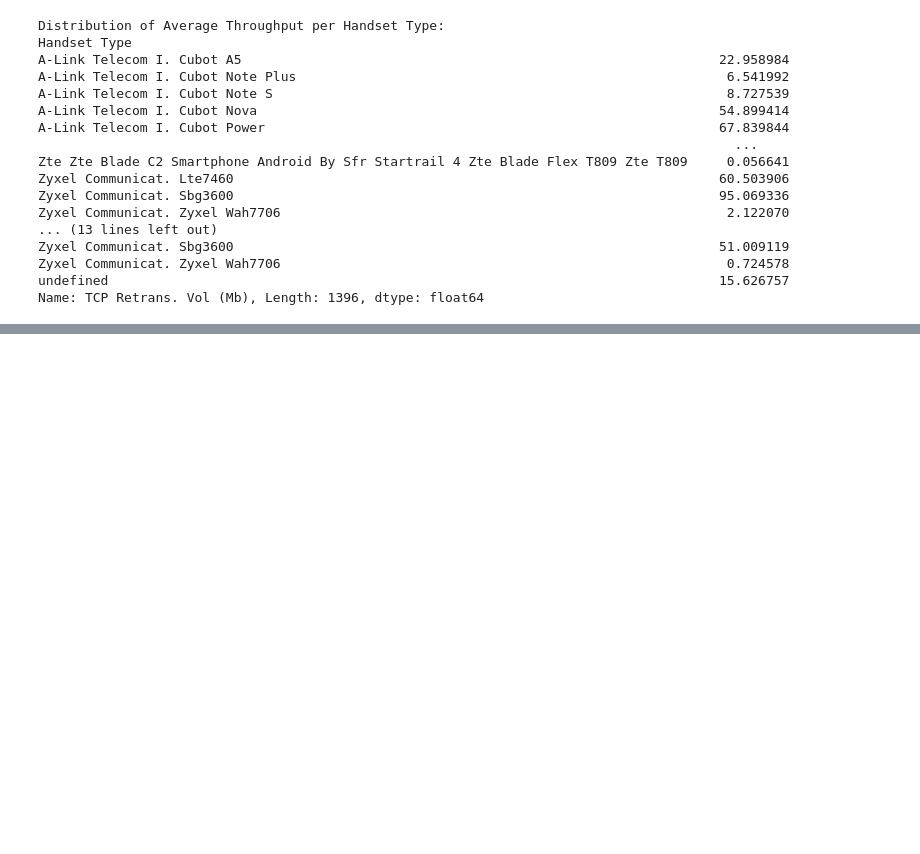
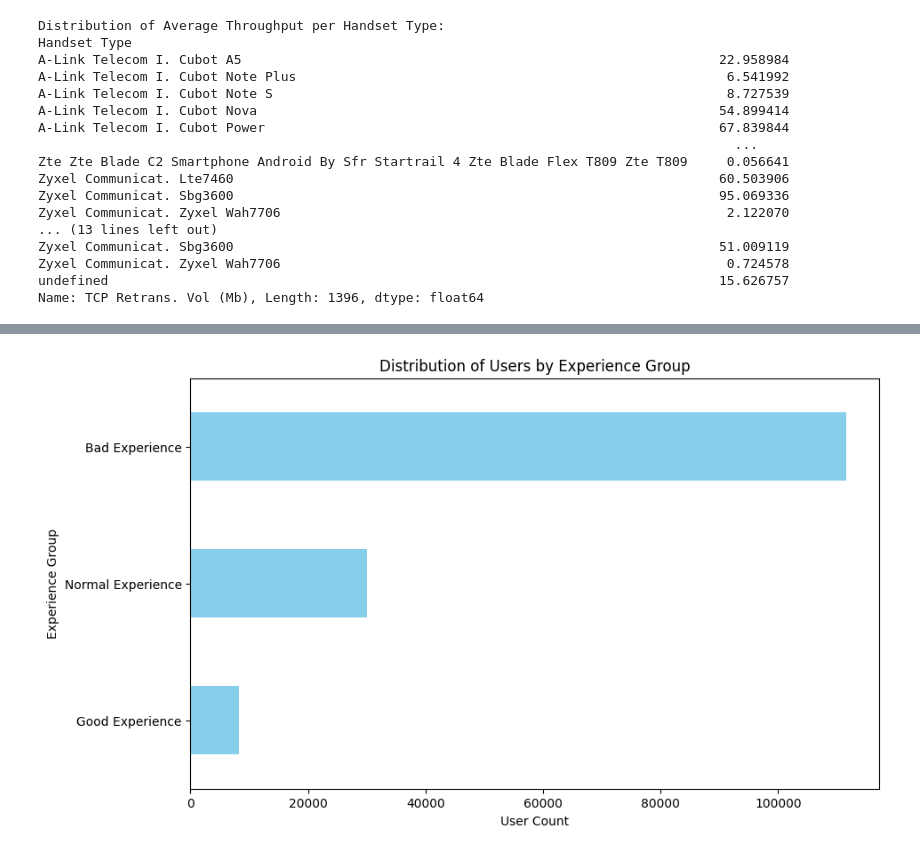
Before and after one commit to abrahamshimelis/TellCo-telecom, a Jupyter notebook: notebooks/data-analysis.ipynb, the cells around one changed output, grey strips where cells are left out. Drawn from its saved outputs; the diff is of its cells as text; code cells hidden in the pictures; blank space fills up the shorter version.

```diff
--- a/notebooks/data-analysis.ipynb
+++ b/notebooks/data-analysis.ipynb
@@ -978,0 +999,30 @@ Name: TCP Retrans. Vol (Mb), Length: 1396, dtype: float64
+# %%
+from sklearn.cluster import KMeans
+from sklearn.preprocessing import MinMaxScaler
+
+# Extract the features for clustering
+X = df_relevant[['Avg Bearer TP (Mbps)', 'TCP Retrans. Vol (Mb)']]
+
+# Initialize MinMaxScaler
+scaler = MinMaxScaler()
+
+# Apply Min-Max normalization to the features
+X_normalized = scaler.fit_transform(X)
+
+# Initialize the KMeans model with k=3
+kmeans = KMeans(n_clusters=3, random_state=42)
+
+# Fit the model to the normalized data
+kmeans.fit(X_normalized)
+
+# Add the cluster labels to the DataFrame
+df_relevant['Experience Score'] = kmeans.labels_
+
+# Define labels for the experience groups
+experience_labels = {0: 'Bad Experience', 1: 'Normal Experience', 2: 'Good Experience'}
+
+# Map cluster labels to experience groups
+df_relevant['Experience Group'] = df_relevant['Experience Score'].map(experience_labels)
+
+# Display the clustered experience metrics
+print(df_relevant.head(10))
@@ -978,0 +1086,14 @@ Name: TCP Retrans. Vol (Mb), Length: 1396, dtype: float64
+# %%
+# Count of each experience group
+experience_group_count = df_relevant['Experience Group'].value_counts()
+
+# Plotting the horizontal bar chart
+plt.figure(figsize=(10, 6))
+experience_group_count.plot(kind='barh', color='skyblue')
+plt.xlabel('User Count')
+plt.ylabel('Experience Group')
+plt.title('Distribution of Users by Experience Group')
+plt.gca().invert_yaxis()  # Invert y-axis to display the highest count at the top
+plt.show()
+# %% [output]
+[figure, added]
```
Also changed, not shown: parts of 7 cells of this notebook.
